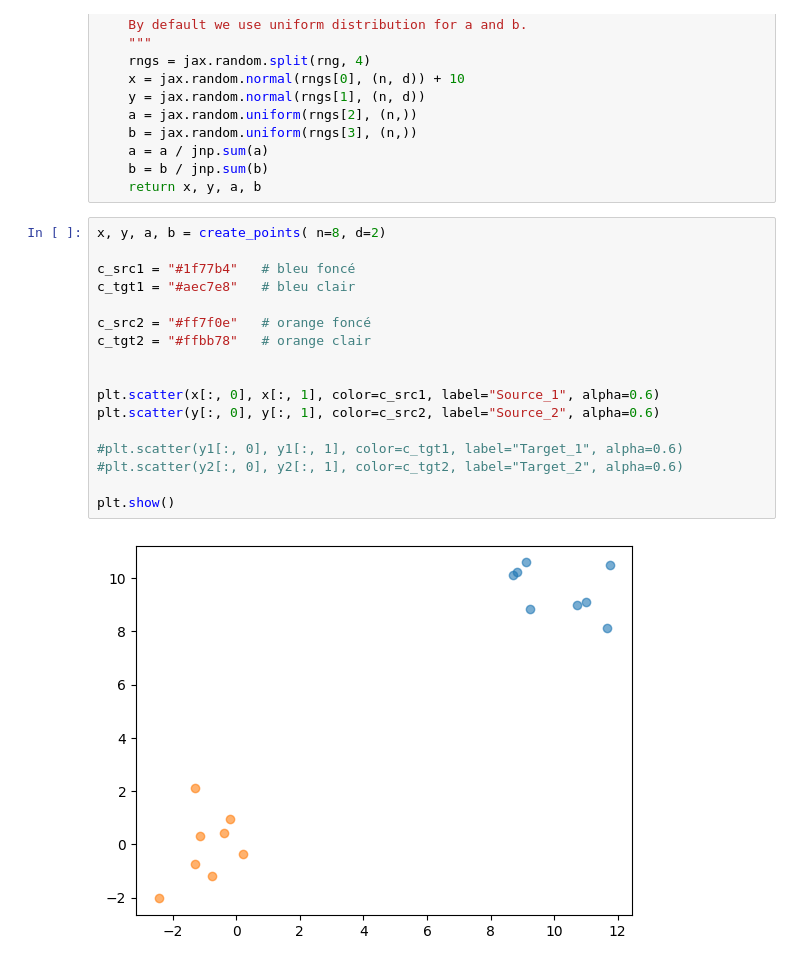
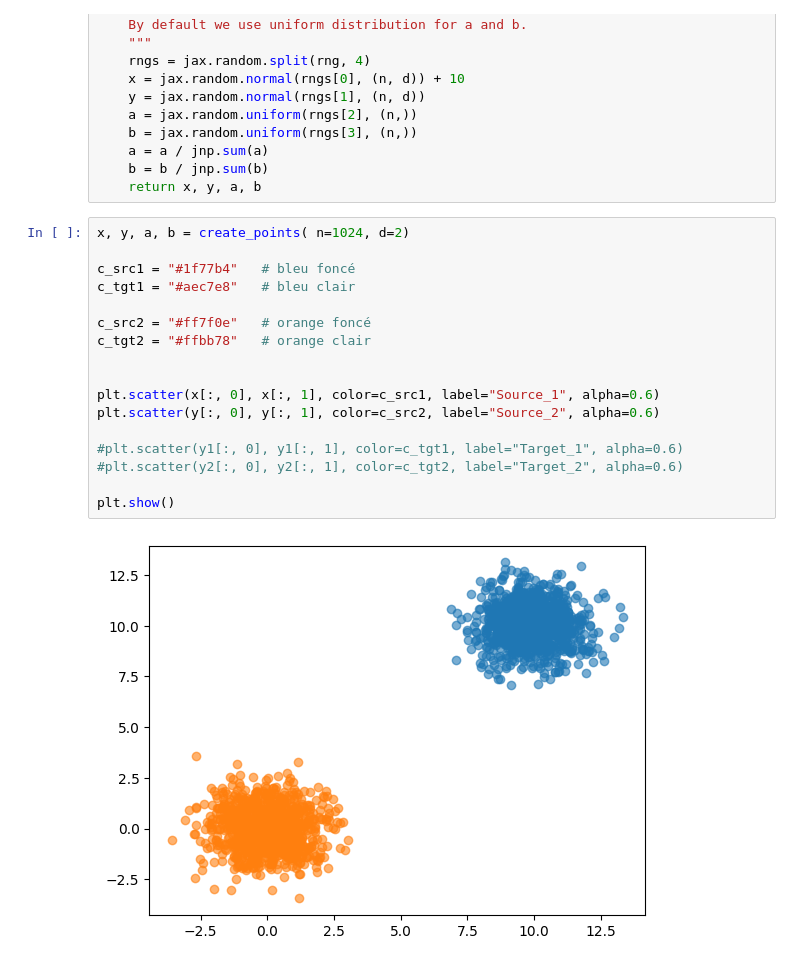
Before and after one commit to PaulToudret/ENSAE-OT_Projet, a Jupyter notebook: demo_main.ipynb, the cells around one changed output. Drawn from its saved outputs; the diff is of its cells as text.

```diff
--- a/demo_main.ipynb
+++ b/demo_main.ipynb
@@ -36,24 +32,24 @@ def create_points(
     b = b / jnp.sum(b)
     return x, y, a, b
 # %%
-x, y, a, b = create_points( n=8, d=2)
+x, y, a, b = create_points( n=1024, d=2)
 
 c_src1 = "#1f77b4"   # bleu foncé
 c_tgt1 = "#aec7e8"   # bleu clair
 
 c_src2 = "#ff7f0e"   # orange foncé
 c_tgt2 = "#ffbb78"   # orange clair
 
 
 plt.scatter(x[:, 0], x[:, 1], color=c_src1, label="Source_1", alpha=0.6)
 plt.scatter(y[:, 0], y[:, 1], color=c_src2, label="Source_2", alpha=0.6)
 
 #plt.scatter(y1[:, 0], y1[:, 1], color=c_tgt1, label="Target_1", alpha=0.6)
 #plt.scatter(y2[:, 0], y2[:, 1], color=c_tgt2, label="Target_2", alpha=0.6)
 
 plt.show()
 # %% [output]
-[figure, old version]
+[figure, new version]
 # %%
 clusters = hierarchical_refinement_iterative(X=x, Y=y, strategy="rank_annealing")
 # %% [output]
```
Also changed, not shown: parts of 3 cells of this notebook.
